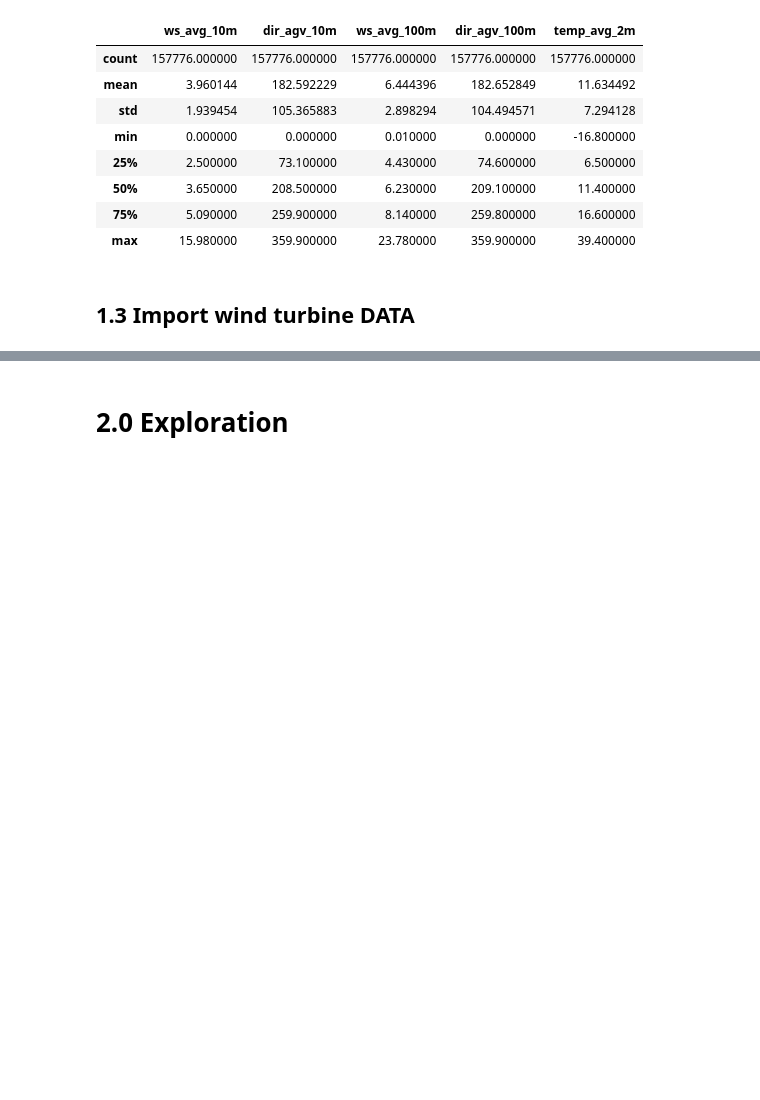
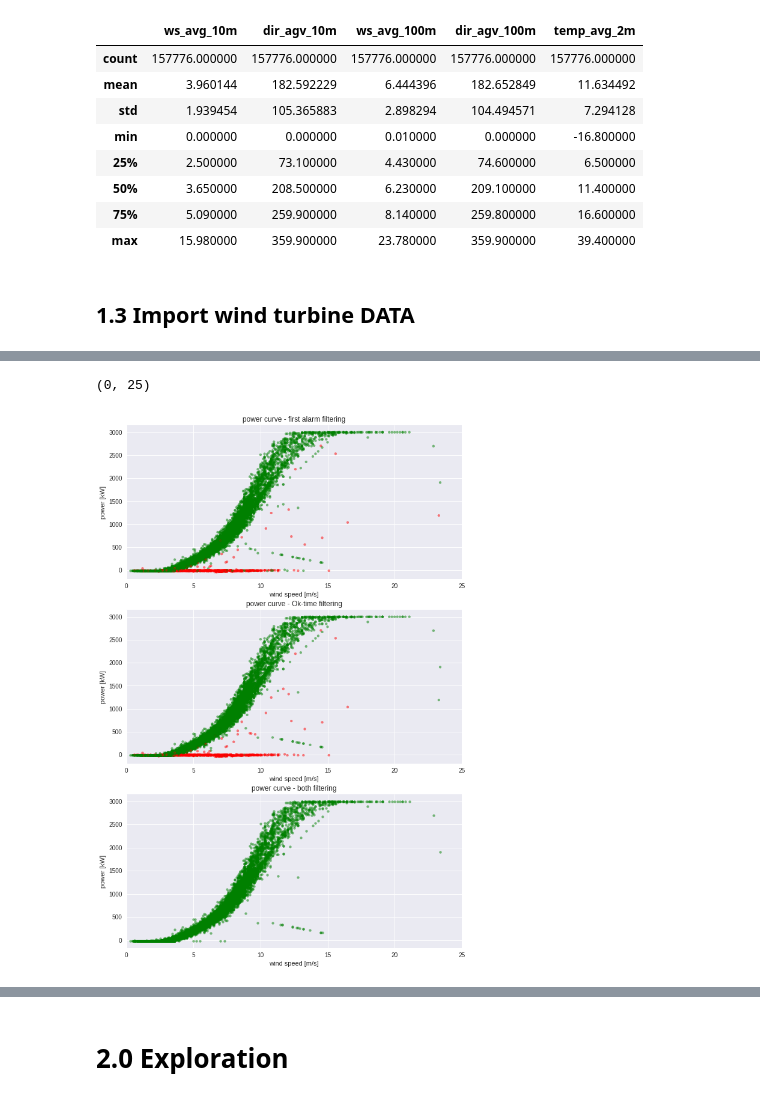
Before and after one commit to Umercia/wind_power, a Jupyter notebook: wind_farm_power_prediction.ipynb, the cells around one changed output, grey strips where cells are left out. Cells and saved outputs as stored; diff of their text form; code cells hidden in the pictures; blank space fills up the shorter version.

```diff
--- a/wind_farm_power_prediction.ipynb
+++ b/wind_farm_power_prediction.ipynb
@@ -293,0 +290,19 @@ wtg11_df = wtg11_df.loc["2014-01-01 00:00:00":"2018-12-31 23:50:00",:]
+# %%
+# selection and renaming
+
+selection = {
+    'Amb_WindSpeed_Avg-SQL-10minAvg': "ws_avg",
+    'Amb_WindSpeed_Std-SQL-10minAvg': "ws_std",
+    'Amb_WindDir_Abs_Avg-SQL-10minAvg': "wd_avg",
+    'Grd_Prod_Pwr_Avg-SQL-10minAvg': "pwr_avg",
+    'Sys_Logs_FirstActAlarmNo-SQL-10minAvg': "firt_ala",
+    'Amb_Temp_Avg-SQL-10minAvg': "temp_avg",
+    'KPIS_10MIN-SOKTIME': "ok_time",
+    'Blds_PitchAngle_Avg-SQL-10minAvg':"pitch_avg",
+    'Rtr_RPM_Avg-SQL-10minAvg':"rpm_avg"
+    }
+
+wtg_df = wtg_df.loc[:,selection.keys()]             # col selection
+wtg_df.rename(columns=selection, inplace=True)      # rename col
+wtg_df = wtg_df.apply(pd.to_numeric, errors='coerce')   # convert to numeric
+wtg_df.head(3)
@@ -293,0 +390,45 @@ wtg11_df = wtg11_df.loc["2014-01-01 00:00:00":"2018-12-31 23:50:00",:]
+# %%
+# power curve -filter test
+
+mask1 = wtg_df["ok_time"] == 600
+mask2 = wtg_df["firt_ala"] == 0
+
+wtg_df["filt_ok_time"] = 0
+wtg_df.loc[mask1, "filt_ok_time"] = 1
+
+wtg_df["filt_firt_ala"] = 0
+wtg_df.loc[mask2, "filt_firt_ala"] = 1
+
+# Inputs
+X = wtg_df.sample(n=10000, random_state=10)
+mask = (X['filt_firt_ala'] == 1) & (X['filt_ok_time'] == 1)
+
+# Plot
+plt.figure(figsize=(10, 16))
+colors = {0:'red', 1:'green'}
+
+plt.subplot(3, 1, 1)
+plt.scatter(x='ws_avg', y='pwr_avg', data=X,s=15, alpha=0.5, c=X['filt_firt_ala'].apply(lambda x: colors[x]))
+plt.title("power curve - first alarm filtering")
+plt.xlabel("wind speed [m/s]")
+plt.ylabel("power [kW]")
+plt.xlim(0,25)
+
+plt.subplot(3, 1, 2)
+plt.scatter(x='ws_avg', y='pwr_avg', data=X,s=15, alpha=0.5, c=X['filt_ok_time'].apply(lambda x: colors[x]))
+plt.title("power curve - Ok-time filtering")
+plt.xlabel("wind speed [m/s]")
+plt.ylabel("power [kW]")
+plt.xlim(0,25)
+plt.xlim(0,25)
+
+plt.subplot(3, 1, 3)
+
+plt.scatter(x='ws_avg', y='pwr_avg', data=X.loc[mask,:], s=15, alpha=0.5, c = "green" )
+plt.title("power curve - both filtering")
+plt.xlabel("wind speed [m/s]")
+plt.ylabel("power [kW]")
+plt.xlim(0,25)
+# %% [output]
+(0, 25)
+[figure, added]
```
Also changed, not shown: parts of 39 cells of this notebook.
